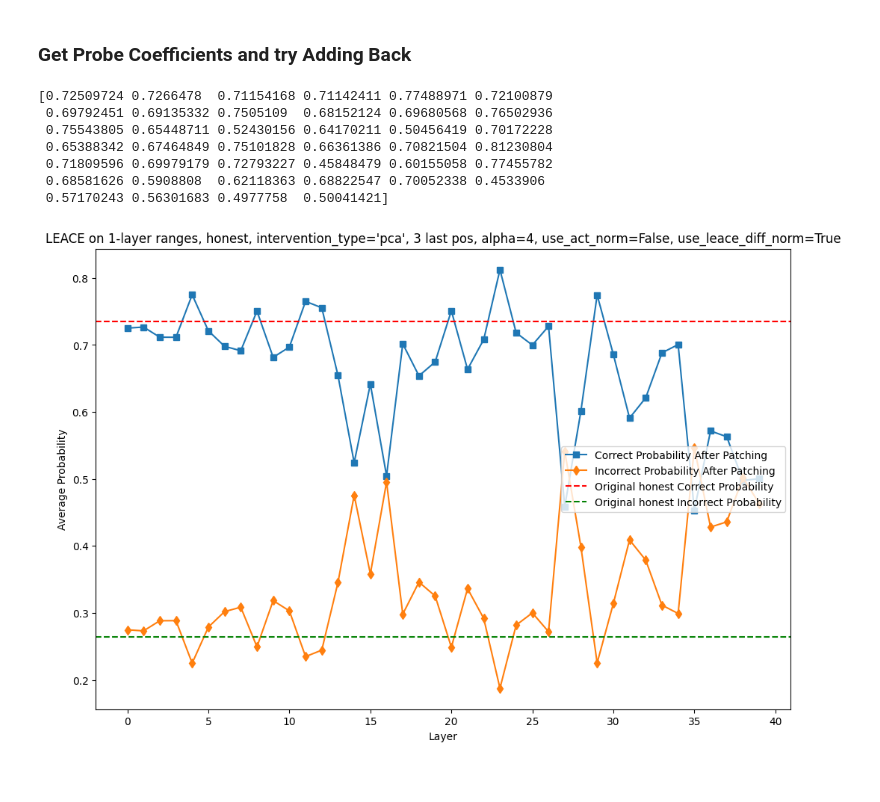
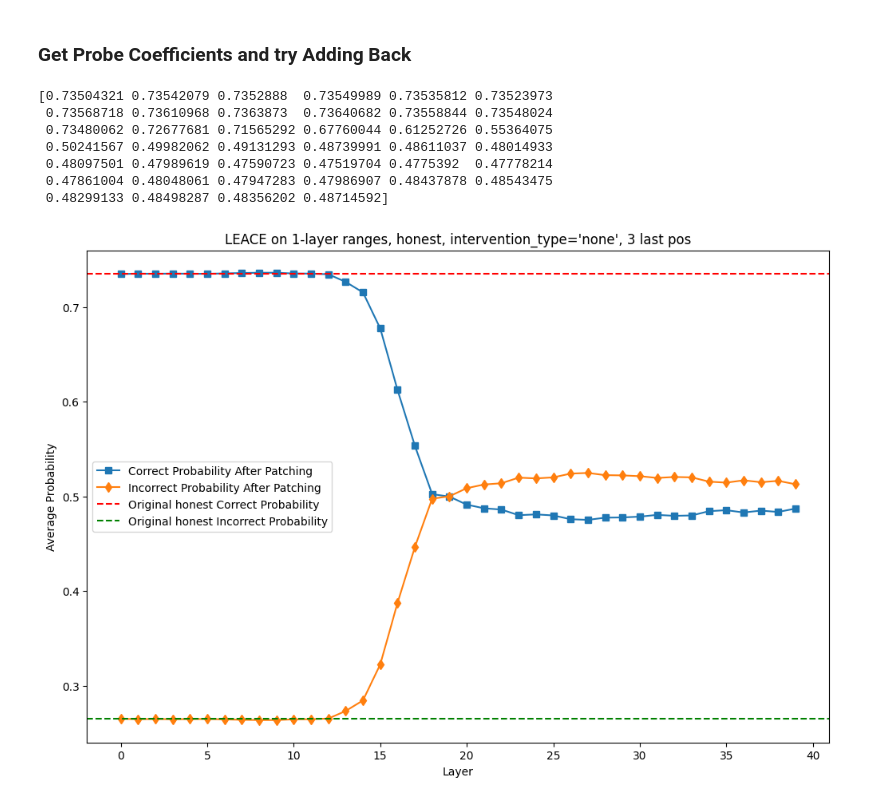
Before and after one commit to magikarp01/iti_capstone, a Jupyter notebook: leace copy.ipynb, the cells around one changed output. Saved outputs shown, nothing was run; the diff lists cells and outputs as text; code cells hidden in the pictures.

Commit message:
Got LEACE working again

```diff
--- a/leace copy.ipynb
+++ b/leace copy.ipynb
@@ -208,10 +210,16 @@ plot_resid_probe_accuracies(modelact.probe_accs["resid_post"], n_layers=n_layers
 # %%
 from utils.interp_utils import erase_data
-erase_heads = [l for l in range(n_layers)]
-erased_cache = erase_data(clean_resid_cache, labels, erase_heads, in_place=False)
+erase_heads = list(range(n_layers))
+# erased_cache = erase_data(clean_resid_cache, labels, erase_heads, in_place=False)
+
+# with open("truthfulness_dirs/13b_cities_erased_cache.pkl", "wb") as f:
+#     pickle.dump(erased_cache, f)
+
+with open("truthfulness_dirs/13b_cities_erased_cache.pkl", "rb") as f:
+    erased_cache = pickle.load(f)
 # %%
 import pickle
-with open(f"pca_directions_llama13b_function.pkl", "rb") as f:
+with open(f"truthfulness_dirs/pca_directions_llama13b_function.pkl", "rb") as f:
     pca_dir = pickle.load(f)
 pca_resid_dirs = {l: pca_dir[l-n_layers] for l in range(n_layers)}
 # %% [markdown]
@@ -252,9 +260,9 @@ pca_cache = copy.deepcopy(erased_cache) # cache with pca directions added
 n_samples = len(pca_cache[0].keys())
 alpha = 4
 use_act_norm = False
-use_leace_diff_norm = True
+use_leace_diff_norm = False
 
-small_sample_num = 100 # only sample up to this many samples
+small_sample_num = len(labels) # only sample up to this many samples
 
 intervene_seq_positions = [-1, -2, -3]
 for layer in tqdm(range(n_layers)):
@@ -288,7 +296,7 @@ import copy
 
 from tqdm.notebook import trange, tqdm
 
-intervention_type = "pca" # use pca directions or probe directions or neither post LEACE
+intervention_type = "none" # use pca directions or probe directions or neither post LEACE
 
 og_probs = {"True": {}, "False": {}, "Correct": {}, "Incorrect": {}}
 patch_probs = {"True": {}, "False": {}, "Correct": {}, "Incorrect": {}}
@@ -297,6 +305,8 @@ range_patch_probs = {"True": {}, "False": {}, "Correct": {}, "Incorrect": {}}
 
 layer_window = 1
 layer_ranges = [(x, x+layer_window) for x in range(0, n_layers+1-layer_window)]
+
+cache_seq_pos = -3
 
 for i, row in enumerate(tqdm(dataset_rows[:100])):
     statement = dataset_rows[i]["claim"]
@@ -324,7 +334,7 @@ for i, row in enumerate(tqdm(dataset_rows[:100])):
         elif intervention_type == "none":
             combined_cache = combine_caches(clean_resid_cache, erased_cache, stuff_to_patch)
 
-        _, patch_true_prob, patch_false_prob = forward_pass(hmodel, tokenizer, input_ids, stuff_to_patch=stuff_to_patch, act_type="resid", clean_cache=combined_cache, act_idx=i, scale_relative=True, patch_seq_pos=cache_seq_pos)
+        _, patch_true_prob, patch_false_prob = forward_pass(hmodel, tokenizer, input_ids, stuff_to_patch=stuff_to_patch, act_type="resid", clean_cache=combined_cache, act_idx=i, scale_relative=True, patch_seq_pos=cache_seq_pos, device=device)
 
         if layer_range not in range_patch_probs["True"]:
             range_patch_probs["True"][layer_range] = {}
@@ -360,39 +370,39 @@ def plot_probs(og_probs, range_patch_probs):
 
     # Calculate average accuracies for range_patch_probs
     avg_range_patch_correct_probs = np.mean(range_patch_correct_probs_array, axis=1)
     avg_range_patch_incorrect_probs = np.mean(range_patch_incorrect_probs_array, axis=1)
 
     plt.figure(figsize=(12, 8))
     # Additional plots for range_patch_probs
     layer_range_indices = [start for start, end in layer_ranges]
     plt.plot(layer_range_indices, avg_range_patch_correct_probs, marker='s', linestyle='-', label='Correct Probability After Patching')
     plt.plot(layer_range_indices, avg_range_patch_incorrect_probs, marker='d', linestyle='-', label='Incorrect Probability After Patching')
 
     plt.axhline(y=avg_og_correct_prob, color='r', linestyle='--', label=f'Original {clean_mode} Correct Probability')
     # plt.axhline(y=avg_og_clean_correct_prob, color='b', linestyle='--', label='Original Clean Correct Probability')
 
     plt.axhline(y=avg_og_incorrect_prob, color='g', linestyle='--', label=f'Original {clean_mode} Incorrect Probability')
     # plt.axhline(y=avg_og_clean_incorrect_prob, color='y', linestyle='--', label='Original Clean Incorrect Probability')
 
 
     # Add labels and legend
     plt.xlabel('Layer')
     plt.ylabel('Average Probability')
-    plt.legend(loc="center right")
+    plt.legend(loc="center left")
     if intervention_type == "none":
         plt.title(f"LEACE on {layer_window}-layer ranges, {clean_mode}, {intervention_type=}, {-cache_seq_pos} last pos")
     else:
         plt.title(f"LEACE on {layer_window}-layer ranges, {clean_mode}, {intervention_type=}, {-cache_seq_pos} last pos, {alpha=}, {use_act_norm=}, {use_leace_diff_norm=}")
 
     print(avg_range_patch_correct_probs)
     plt.show()
 plot_probs(og_probs, range_patch_probs)
 # %% [output]
-[0.72509724 0.7266478  0.71154168 0.71142411 0.77488971 0.72100879
- 0.69792451 0.69135332 0.7505109  0.68152124 0.69680568 0.76502936
- 0.75543805 0.65448711 0.52430156 0.64170211 0.50456419 0.70172228
- 0.65388342 0.67464849 0.75101828 0.66361386 0.70821504 0.81230804
- 0.71809596 0.69979179 0.72793227 0.45848479 0.60155058 0.77455782
- 0.68581626 0.5908808  0.62118363 0.68822547 0.70052338 0.4533906
- 0.57170243 0.56301683 0.4977758  0.50041421]
+[0.73504321 0.73542079 0.7352888  0.73549989 0.73535812 0.73523973
+ 0.73568718 0.73610968 0.7363873  0.73640682 0.73558844 0.73548024
+ 0.73480062 0.72677681 0.71565292 0.67760044 0.61252726 0.55364075
+ 0.50241567 0.49982062 0.49131293 0.48739991 0.48611037 0.48014933
+ 0.48097501 0.47989619 0.47590723 0.47519704 0.4775392  0.47778214
+ 0.47861004 0.48048061 0.47947283 0.47986907 0.48437878 0.48543475
+ 0.48299133 0.48498287 0.48356202 0.48714592]
-[figure, old version]
+[figure, new version]
```
Also changed, not shown: parts of 7 cells of this notebook, 1 other file.
